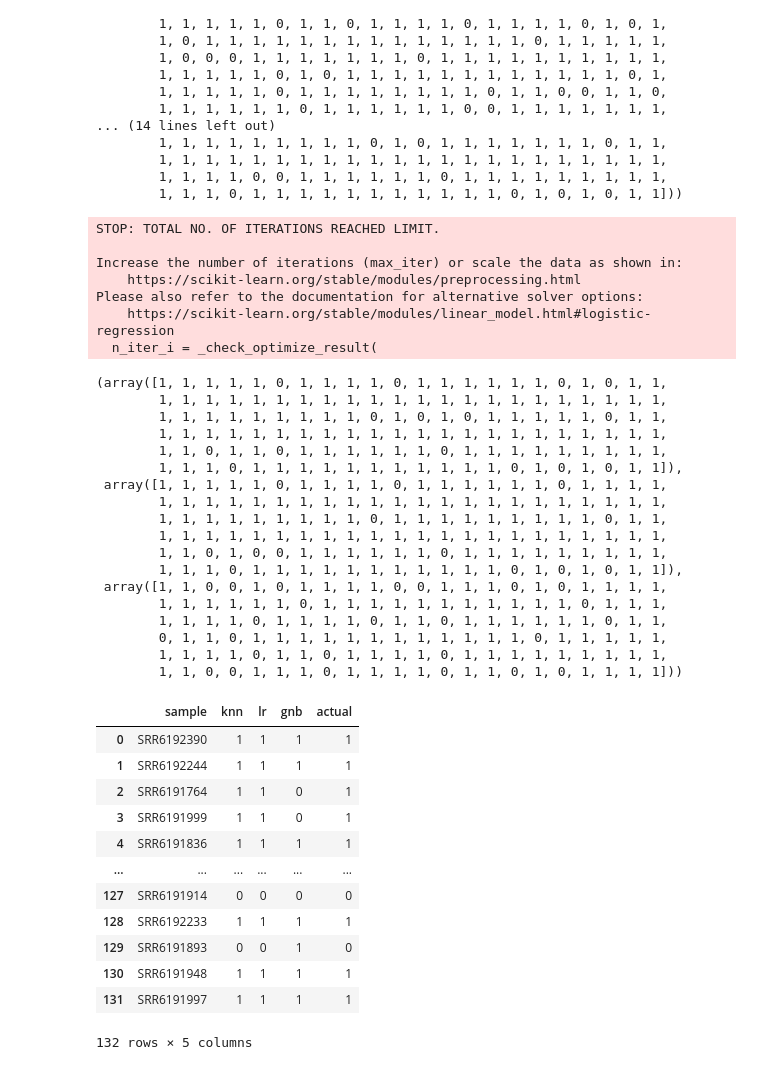
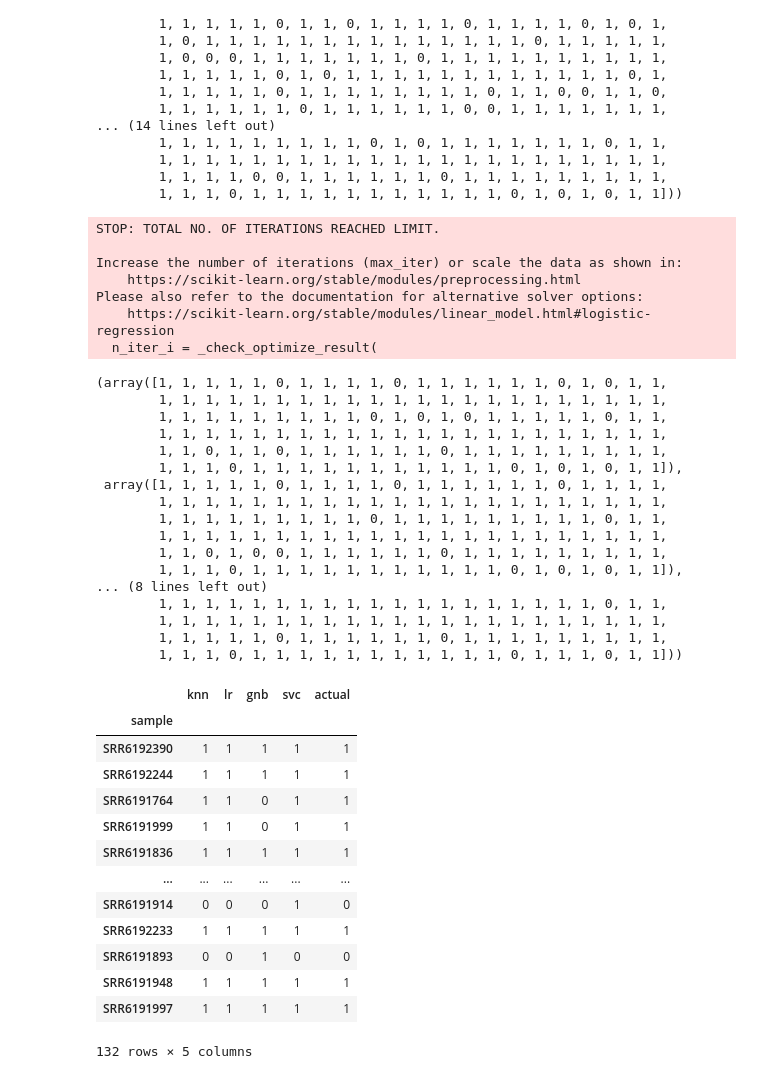
Before and after one commit to nsardinia/4144_Bioinformatics_Project, a Jupyter notebook: src/pred_heatmap.ipynb, the cells around one changed output. Cells and saved outputs as stored; diff of their text form; code cells hidden in the pictures.

```diff
--- a/src/pred_heatmap.ipynb
+++ b/src/pred_heatmap.ipynb
@@ -89,8 +89,9 @@ y_train, y_test
 knn_pred = knn(x_train, x_test, y_train)
 lr_pred = lr(x_train, x_test, y_train)
 gnb_pred = gnb(x_train, x_test, y_train)
+svc_pred = svc(x_train, x_test, y_train)
 
-knn_pred, lr_pred, gnb_pred
+knn_pred, lr_pred, gnb_pred, svc_pred
 # %% [output]
 STOP: TOTAL NO. OF ITERATIONS REACHED LIMIT.
 
@@ -111,34 +112,35 @@ Please also refer to the documentation for alternative solver options:
         1, 1, 1, 1, 1, 1, 1, 1, 1, 1, 1, 1, 1, 1, 1, 1, 1, 1, 1, 1, 1, 1,
         1, 1, 0, 1, 0, 0, 1, 1, 1, 1, 1, 1, 0, 1, 1, 1, 1, 1, 1, 1, 1, 1,
         1, 1, 1, 0, 1, 1, 1, 1, 1, 1, 1, 1, 1, 1, 1, 0, 1, 0, 1, 0, 1, 1]),
- array([1, 1, 0, 0, 1, 0, 1, 1, 1, 1, 0, 0, 1, 1, 1, 0, 1, 0, 1, 1, 1, 1,
-        1, 1, 1, 1, 1, 1, 0, 1, 1, 1, 1, 1, 1, 1, 1, 1, 1, 1, 0, 1, 1, 1,
-        1, 1, 1, 1, 0, 1, 1, 1, 1, 0, 1, 1, 0, 1, 1, 1, 1, 1, 1, 0, 1, 1,
-        0, 1, 1, 0, 1, 1, 1, 1, 1, 1, 1, 1, 1, 1, 1, 1, 0, 1, 1, 1, 1, 1,
-        1, 1, 1, 1, 0, 1, 1, 0, 1, 1, 1, 1, 0, 1, 1, 1, 1, 1, 1, 1, 1, 1,
-        1, 1, 0, 0, 1, 1, 1, 0, 1, 1, 1, 1, 0, 1, 1, 0, 1, 0, 1, 1, 1, 1]))
+... (8 lines left out)
+        1, 1, 1, 1, 1, 1, 1, 1, 1, 1, 1, 1, 1, 1, 1, 1, 1, 1, 1, 0, 1, 1,
+        1, 1, 1, 1, 1, 1, 1, 1, 1, 1, 1, 1, 1, 1, 1, 1, 1, 1, 1, 1, 1, 1,
+        1, 1, 1, 1, 1, 0, 1, 1, 1, 1, 1, 1, 0, 1, 1, 1, 1, 1, 1, 1, 1, 1,
+        1, 1, 1, 0, 1, 1, 1, 1, 1, 1, 1, 1, 1, 1, 1, 0, 1, 1, 1, 0, 1, 1]))
 # %%
 matrix = pd.DataFrame({
     "sample": x_test.index,
     "knn": knn_pred,
     "lr": lr_pred,
     "gnb": gnb_pred,
+    "svc": svc_pred,
     "actual": y_test
 })
-matrix = matrix.set_index("Gene")
+matrix = matrix.set_index("sample")
 
 matrix
 # %% [output]
-|  | sample | knn | lr | gnb | actual |
-| 0 | SRR6192390 | 1 | 1 | 1 | 1 |
-| 1 | SRR6192244 | 1 | 1 | 1 | 1 |
-| 2 | SRR6191764 | 1 | 1 | 0 | 1 |
-| 3 | SRR6191999 | 1 | 1 | 0 | 1 |
-| 4 | SRR6191836 | 1 | 1 | 1 | 1 |
+|  | knn | lr | gnb | svc | actual |
+| sample |  |  |  |  |  |
+| SRR6192390 | 1 | 1 | 1 | 1 | 1 |
+| SRR6192244 | 1 | 1 | 1 | 1 | 1 |
+| SRR6191764 | 1 | 1 | 0 | 1 | 1 |
+| SRR6191999 | 1 | 1 | 0 | 1 | 1 |
+| SRR6191836 | 1 | 1 | 1 | 1 | 1 |
 | ... | ... | ... | ... | ... | ... |
-| 127 | SRR6191914 | 0 | 0 | 0 | 0 |
-| 128 | SRR6192233 | 1 | 1 | 1 | 1 |
-| 129 | SRR6191893 | 0 | 0 | 1 | 0 |
-| 130 | SRR6191948 | 1 | 1 | 1 | 1 |
-| 131 | SRR6191997 | 1 | 1 | 1 | 1 |
+| SRR6191914 | 0 | 0 | 0 | 1 | 0 |
+| SRR6192233 | 1 | 1 | 1 | 1 | 1 |
+| SRR6191893 | 0 | 0 | 1 | 0 | 0 |
+| SRR6191948 | 1 | 1 | 1 | 1 | 1 |
+| SRR6191997 | 1 | 1 | 1 | 1 | 1 |
 132 rows × 5 columns
```
Also changed, not shown: parts of 2 cells of this notebook, 1 other file.
